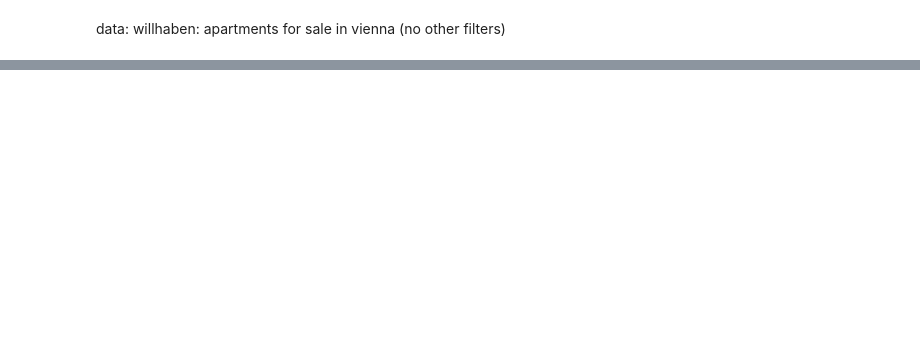
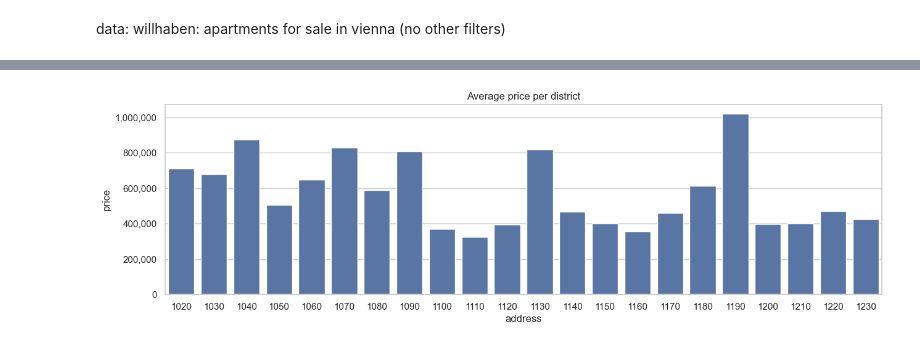
Before and after one commit to sueszli/will-wohnen, a Jupyter notebook: analyze.ipynb, the cells around one changed output, grey strips where cells are left out. Saved outputs shown, nothing was run; the diff lists cells and outputs as text; code cells hidden in the pictures; blank space fills up the shorter version.

```diff
--- a/analyze.ipynb
+++ b/analyze.ipynb
@@ -30,0 +52,16 @@ df = df.copy()
+# %%
+copy = df.copy()
+copy = copy[copy["address"] != 0]
+copy = copy.groupby("address")["price"].mean().reset_index()
+copy = copy.sort_values(by="price", ascending=False)
+
+# drop 1010
+copy = copy[copy["address"] != 1010]
+
+plt.figure(figsize=(15, 4))
+plt.gca().get_yaxis().set_major_formatter(plt.FuncFormatter(lambda x, _: format(int(x), ',')))
+sns.barplot(x="address", y="price", data=copy)
+plt.title("Average price per district")
+plt.show()
+# %% [output]
+[figure, added]
```
Also changed, not shown: parts of 5 cells of this notebook, 2 other files.
